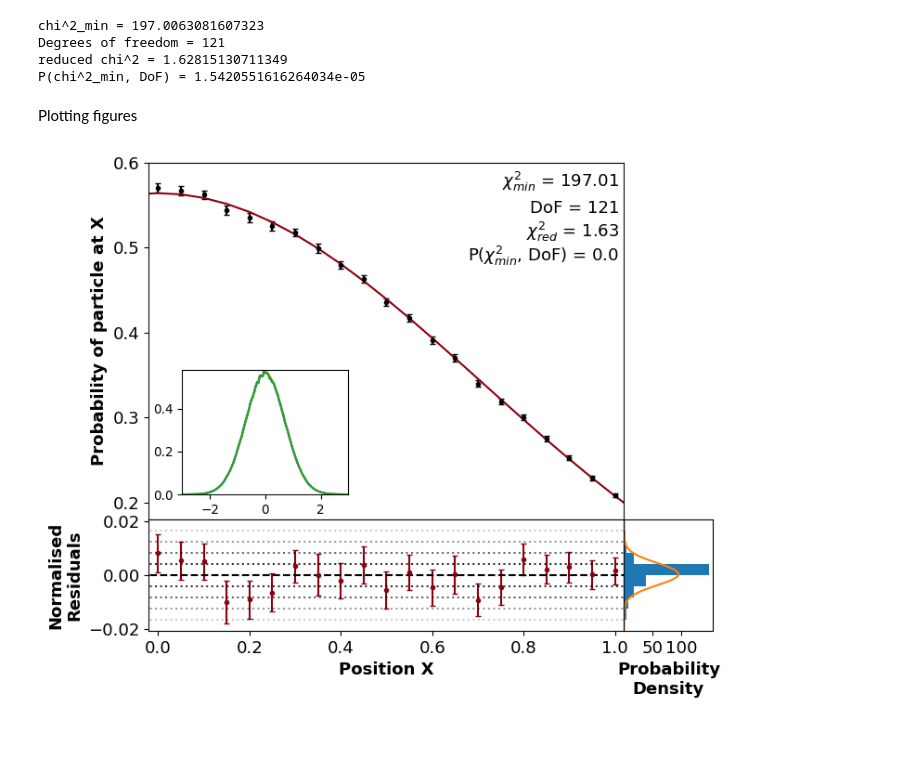
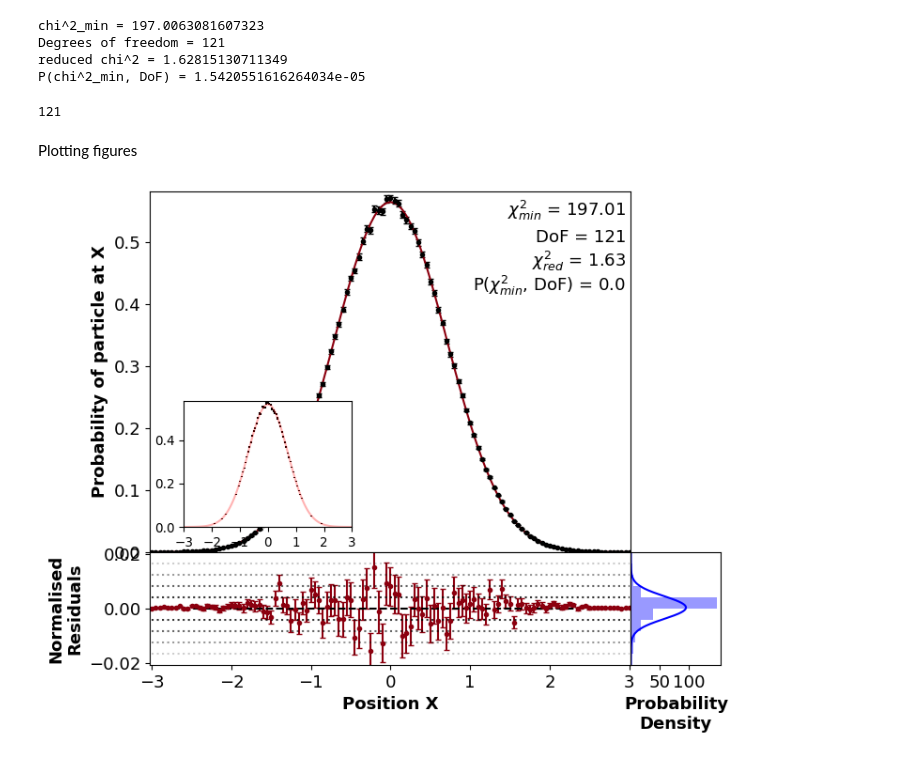
Before and after one commit to Wildeofthewest1/ProjectRepo, a Jupyter notebook: FeynmanPathIntegralJUPYTER.ipynb, the cells around one changed output. Cells and saved outputs as stored; diff of their text form; code cells hidden in the pictures.

```diff
--- a/FeynmanPathIntegralJUPYTER.ipynb
+++ b/FeynmanPathIntegralJUPYTER.ipynb
@@ -205,3 +193,42 @@ minitextscale = 0.75
+# %%
+#plot limits
+delta = 0.02
+#must be a multiple of dx = 0.05 and startx < endx
+startx = -3
+endx = 3
+
+startx -= delta
+endx += delta
+textsize = 13
+plotheight = 0.8
+plotwidth = 0.8
+resplotheight = 0.25
+histplotwidth = 0.15
+miniscale = 0.35
+minitextscale = 0.75
+minirange = int(np.abs((startx - endx))/dx+1)
+print(minirange)
+
+startindex = 0
+
+for i in range(len(xs)):
+    if round(xs[i] - (startx+delta), 4) == 0:
+        startindex = i
+
+endindex = minirange
+#print(startindex,endindex)
+miny=0
+if round(ys[startindex],2) > round(ys[startindex+endindex-1],2):
+    miny = round(ys[startindex+endindex-1],2)
+else:
+    miny = round(ys[startindex],2)
+
+minixs = (xs[startindex:])[:endindex]
+miniys = (ys[startindex:])[:endindex]
+miniyerrs = (yerrs[startindex:])[:endindex]
+#critical value for 121 dof at 5% significance level 147.674
+# %% [output]
+121
 # %% [markdown]
 Plotting figures
 # %%
@@ -210,11 +237,11 @@ f1 = plt.figure(1)
 
 
 f1.add_axes((0,0,plotwidth,plotheight))
-plt.gca().set_ylim([0.18,np.max(ys+yerrs)*1.01])
+plt.gca().set_ylim([miny*0.99,np.max(ys+yerrs)*1.01])
 #plt.gca().set_xlim([xs[0],xs[-1]])
 plt.gca().set_xlim([startx,endx])
 plt.gca().axes.get_xaxis().set_ticks([])
-plt.gca().axes.get_yaxis().set_ticks([0.2,0.3,0.4,0.5,0.6])
+#plt.gca().axes.get_yaxis().set_ticks([0.2,0.3,0.4,0.5,0.6])
 
 plt.yticks(fontsize = textsize)
 plt.ylabel("Probability of particle at X", fontsize = textsize, weight = "bold")
@@ -241,12 +268,13 @@ plt.gca().set_ylim([0,np.max(ys+yerrs)*1.01])
 plt.gca().set_xlim([xs[0],xs[-1]])
 plt.yticks(fontsize = minitextscale*textsize)
 plt.xticks(fontsize = minitextscale*textsize)
+plt.gca().axes.get_xaxis().set_ticks([-3,-2,-1,0,1,2,3])
 
-plt.errorbar(xs, ys, yerrs)#plot the numerical solution
+plt.errorbar(minixs, miniys, miniyerrs, color = "black", linestyle = "none")#plot the numerical solution
 
-plt.plot(xs,analyticalValues)#plot the analytical solution
+plt.plot(xs,analyticalValues, color = "red", alpha = 0.3)#plot the analytical solution
 
-plt.errorbar(xs, ys, yerrs)#plot the numerical solution
+
 
 
 ##########################################
@@ -271,33 +299,33 @@ for i in range(1,j):
     plt.plot(xs,i*stdresarray, color='black', linestyle='dotted', alpha = 1-i/j)
 
 for i in range(-j+1,0):
     plt.plot(xs,i*stdresarray, color='black', linestyle='dotted', alpha = 1+i/j)
 
 plt.plot(xs,0*stdresarray, color='black', linestyle='dashed', alpha = 1)
 
 #######################################
 
 x = np.arange(-j*stdd,j*stdd,0.0000001)
 mean = statistics.mean(normres)
 sd = statistics.stdev(normres)
 
 
 f1.add_axes((plotwidth,-resplotheight,histplotwidth,resplotheight))#add axes for histogram plot
 plt.gca().set_ylim([-j*stdd,j*stdd])
 plt.gca().axes.get_yaxis().set_ticks([])
 plt.gca().axes.get_xaxis().set_ticks([50,100])
 plt.yticks(fontsize = textsize)
 plt.xticks(fontsize = textsize)
 plt.xlabel("Probability\nDensity", fontsize = textsize, weight = "bold")
 histrange = np.arange(-j*stdd,(j+1)*stdd,stdd)
 
-plt.hist(normres, histrange, density=True, orientation = "horizontal")
-plt.plot( norm.pdf(x, mean, sd), x)
+plt.hist(normres, histrange, density=True, orientation = "horizontal", color = "blue", alpha = 0.4)
+plt.plot( norm.pdf(x, mean, sd), x, color = "blue")
 
 
 #actionarray = metropolis(100,0)
 #plt.plot(np.arange(0,100,1),actionarray)
 
 plt.show()
 # %% [output]
-[figure, old version]
+[figure, new version]
```
Also changed, not shown: parts of 1 cell of this notebook.
